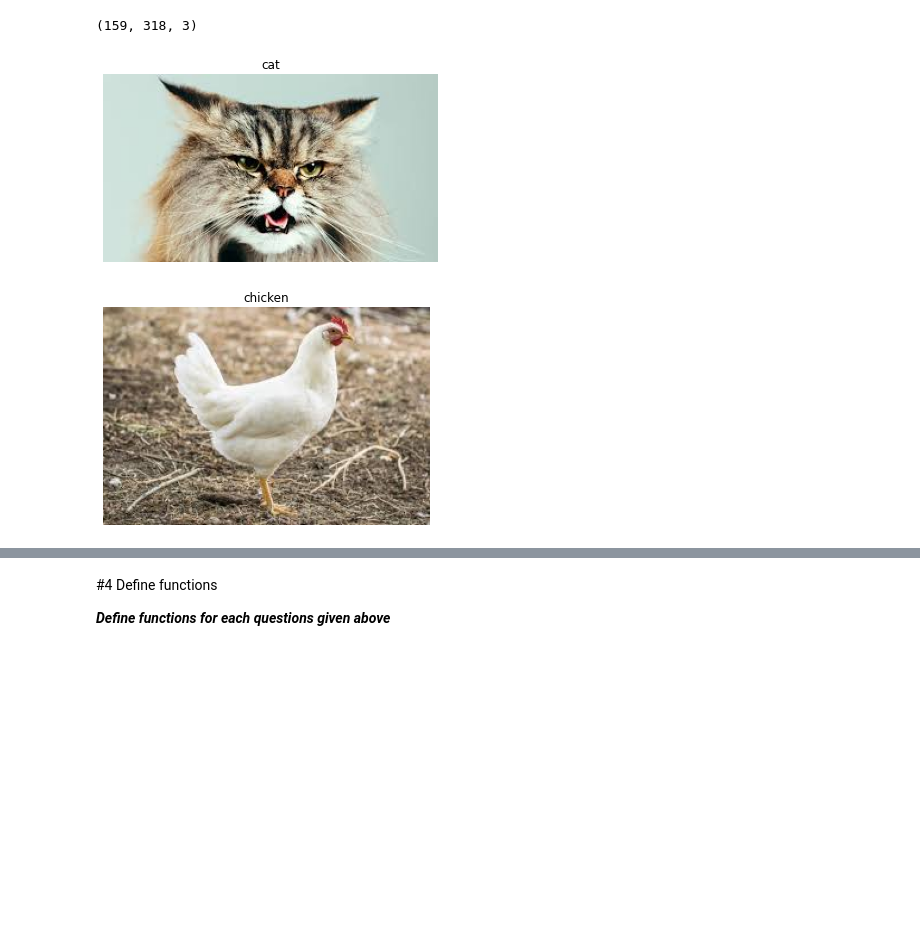
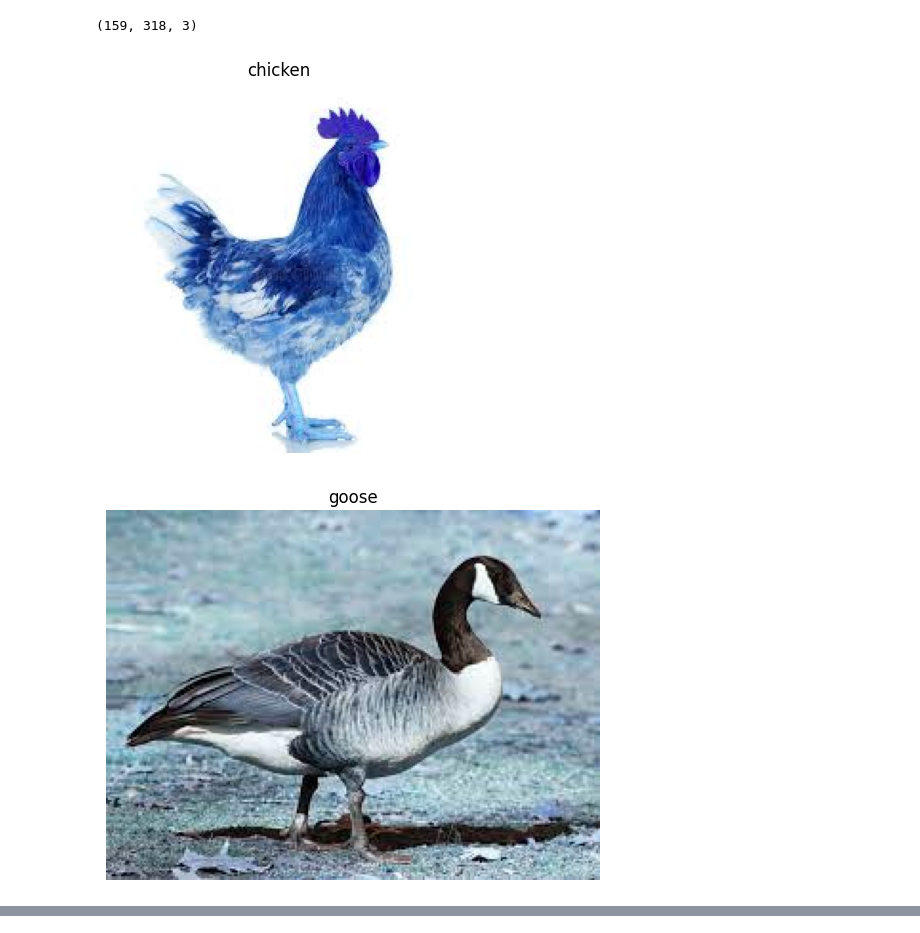
Before and after one commit to hu1909/Programming4AInDS, a Jupyter notebook: Programming-Exercises/1.Python/4.Exercises-Hybrid.ipynb, the cells around one changed output, grey strips where cells are left out. Cells and saved outputs as stored; diff of their text form; code cells hidden in the pictures; blank space fills up the shorter version.

```diff
--- a/Programming-Exercises/1.Python/4.Exercises-Hybrid.ipynb
+++ b/Programming-Exercises/1.Python/4.Exercises-Hybrid.ipynb
@@ -294,7 +329,15 @@ NOTE:
 """
 import functools as F
 
-path_to_data = './animals/'
+sorted_list = sorted(list_file_overall, key=lambda d: d['File Label'])
 
-# YOUR CODE IS HERE
+print("=" * 75)
+print("File' name".ljust(35) + "|" + " File's size".rjust(20) + "|" + " File's label".rjust(10))
+print("=" * 75)
+
+for i in sorted_list:
+    file_name = i["File Name"]
+    file_size = i["File Size"]
+    file_label = i["File Label"]
+    print(f"{file_name}".ljust(35) + "|" + f" {file_size}".rjust(20) + "|" + f" {file_label}".rjust(10))
 # %% [output]
@@ -328,7 +371,15 @@ NOTE:
 """
 import functools as F
 
-path_to_data = './animals/'
+sorted_list = sorted(list_file_overall, key=lambda d: d['File Size'])
 
-# YOUR CODE IS HERE
+print("=" * 75)
+print("File' name".ljust(35) + "|" + " File's size".rjust(20) + "|" + " File's label".rjust(10))
+print("=" * 75)
+
+for i in sorted_list:
+    file_name = i["File Name"]
+    file_size = i["File Size"]
+    file_label = i["File Label"]
+    print(f"{file_name}".ljust(35) + "|" + f" {file_size}".rjust(20) + "|" + f" {file_label}".rjust(10))
 # %% [output]
@@ -365,5 +416,15 @@ import random
 
 path_to_data = './animals/'
 
-# YOUR CODE IS HERE
+random_list = random.sample(list_file_overall, len(list_file_overall))
+
+print("=" * 75)
+print("File' name".ljust(35) + "|" + " File's size".rjust(20) + "|" + " File's label".rjust(10))
+print("=" * 75)
+
+for i in random_list:
+    file_name = i["File Name"]
+    file_size = i["File Size"]
+    file_label = i["File Label"]
+    print(f"{file_name}".ljust(35) + "|" + f" {file_size}".rjust(20) + "|" + f" {file_label}".rjust(10))
 # %% [output]
@@ -456,18 +519,22 @@ image.shape
 # %%
 """
 Fill code this cell to:
 1. Selecte 5 files randomly
 2. Read and display them as shown in the output cell followed
 
 NOTE:
 * use comprehension if possible
 """
 import functools as F
 import random
 
 path_to_data = './animals/'
 
-# YOUR CODE IS HERE
+random_image = random.sample(list_file_overall, 5)
+
+for i in random_image:
+    image = cv2.imread(i['File Name'], 1)
+    show_image(image, i['File Label'])
 # %% [output]
-[figure, old version]
+[figure, new version]
-[figure, old version]
+[figure, new version]
@@ -477,4 +543,0 @@ path_to_data = './animals/'
-# %% [markdown]
-#4 Define functions
-
-***Define functions for each questions given above***
```
Also changed, not shown: parts of 13 cells of this notebook, 2 other files.
